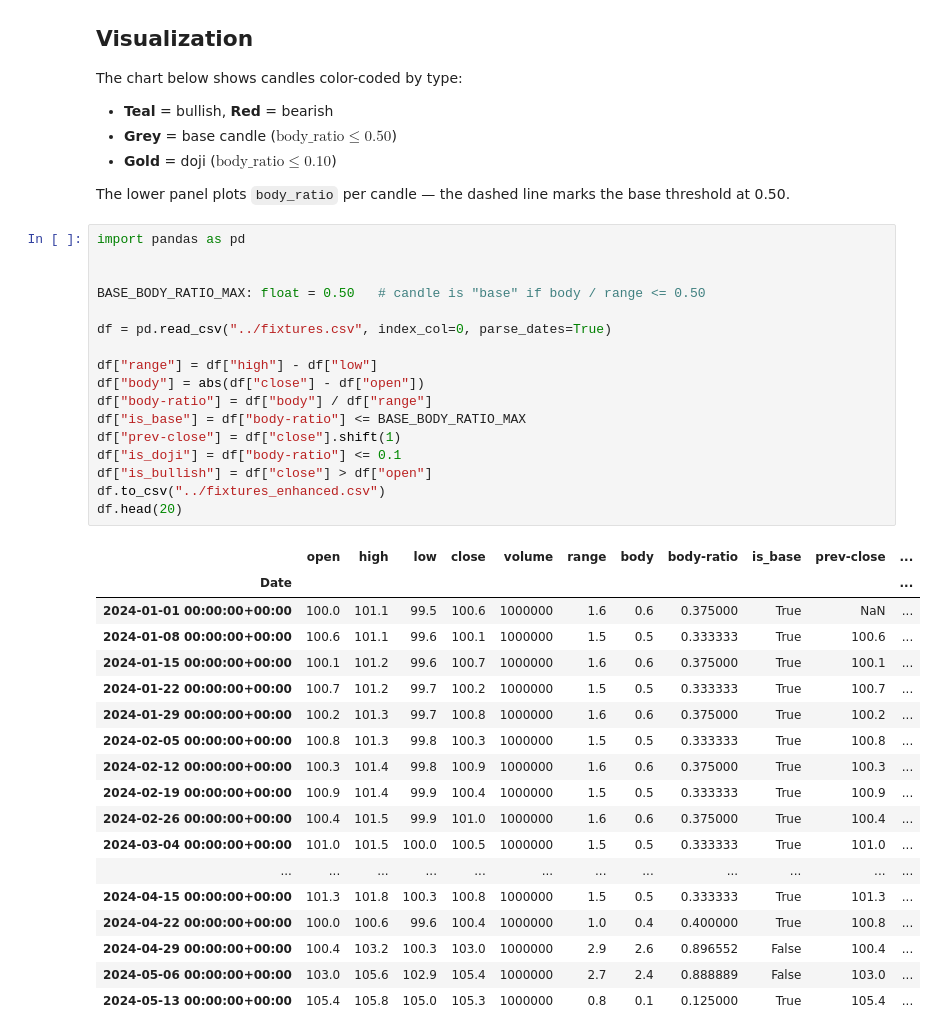
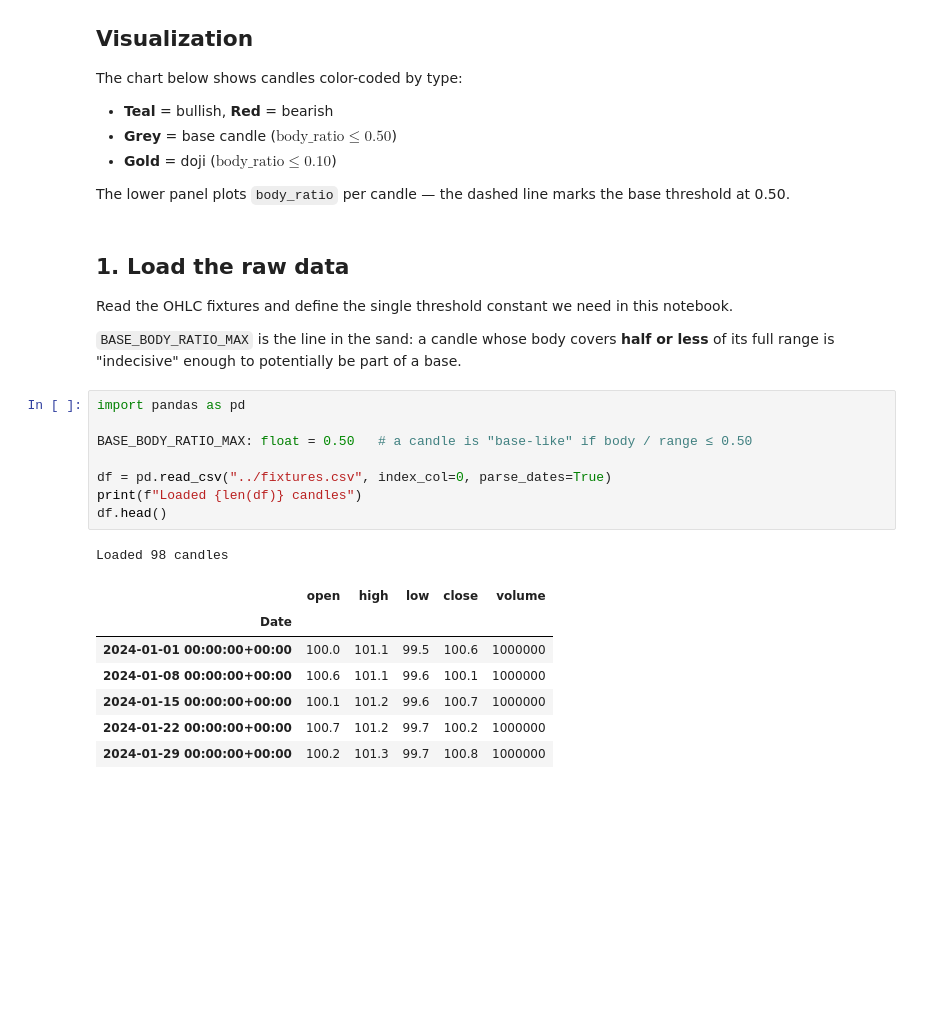
Before and after one commit to anabil-muthmercapital/S-D-learning, a Jupyter notebook: notebooks/02_candle_primitives.ipynb, the cells around one changed output. Drawn from its saved outputs; the diff is of its cells as text; blank space fills up the shorter version.

```diff
--- a/notebooks/02_candle_primitives.ipynb
+++ b/notebooks/02_candle_primitives.ipynb
@@ -33,39 +33,25 @@ The chart below shows candles color-coded by type:
 - **Gold** = doji ($\text{body\_ratio} \leq 0.10$)
 
 The lower panel plots `body_ratio` per candle — the dashed line marks the base threshold at 0.50.
+# %% [markdown]
+## 1. Load the raw data
+Read the OHLC fixtures and define the single threshold constant we need in this notebook.
+
+`BASE_BODY_RATIO_MAX` is the line in the sand: a candle whose body covers **half or less** of its full range is "indecisive" enough to potentially be part of a base.
 # %%
 import pandas as pd
 
-
-BASE_BODY_RATIO_MAX: float = 0.50   # candle is "base" if body / range <= 0.50
+BASE_BODY_RATIO_MAX: float = 0.50   # a candle is "base-like" if body / range ≤ 0.50
 
 df = pd.read_csv("../fixtures.csv", index_col=0, parse_dates=True)
-
-df["range"] = df["high"] - df["low"]
-df["body"] = abs(df["close"] - df["open"])
-df["body-ratio"] = df["body"] / df["range"]
-df["is_base"] = df["body-ratio"] <= BASE_BODY_RATIO_MAX
-df["prev-close"] = df["close"].shift(1)
-df["is_doji"] = df["body-ratio"] <= 0.1
-df["is_bullish"] = df["close"] > df["open"]
-df.to_csv("../fixtures_enhanced.csv")
-df.head(20)
+print(f"Loaded {len(df)} candles")
+df.head()
 # %% [output]
+Loaded 98 candles
-|  | open | high | low | close | volume | range | body | body-ratio | is_base | prev-close | ... |
-| Date |  |  |  |  |  |  |  |  |  |  | ... |
-| 2024-01-01 00:00:00+00:00 | 100.0 | 101.1 | 99.5 | 100.6 | 1000000 | 1.6 | 0.6 | 0.375000 | True | NaN | ... |
-| 2024-01-08 00:00:00+00:00 | 100.6 | 101.1 | 99.6 | 100.1 | 1000000 | 1.5 | 0.5 | 0.333333 | True | 100.6 | ... |
-| 2024-01-15 00:00:00+00:00 | 100.1 | 101.2 | 99.6 | 100.7 | 1000000 | 1.6 | 0.6 | 0.375000 | True | 100.1 | ... |
-| 2024-01-22 00:00:00+00:00 | 100.7 | 101.2 | 99.7 | 100.2 | 1000000 | 1.5 | 0.5 | 0.333333 | True | 100.7 | ... |
-| 2024-01-29 00:00:00+00:00 | 100.2 | 101.3 | 99.7 | 100.8 | 1000000 | 1.6 | 0.6 | 0.375000 | True | 100.2 | ... |
-| 2024-02-05 00:00:00+00:00 | 100.8 | 101.3 | 99.8 | 100.3 | 1000000 | 1.5 | 0.5 | 0.333333 | True | 100.8 | ... |
-| 2024-02-12 00:00:00+00:00 | 100.3 | 101.4 | 99.8 | 100.9 | 1000000 | 1.6 | 0.6 | 0.375000 | True | 100.3 | ... |
-| 2024-02-19 00:00:00+00:00 | 100.9 | 101.4 | 99.9 | 100.4 | 1000000 | 1.5 | 0.5 | 0.333333 | True | 100.9 | ... |
-| 2024-02-26 00:00:00+00:00 | 100.4 | 101.5 | 99.9 | 101.0 | 1000000 | 1.6 | 0.6 | 0.375000 | True | 100.4 | ... |
-| 2024-03-04 00:00:00+00:00 | 101.0 | 101.5 | 100.0 | 100.5 | 1000000 | 1.5 | 0.5 | 0.333333 | True | 101.0 | ... |
-| ... | ... | ... | ... | ... | ... | ... | ... | ... | ... | ... | ... |
-| 2024-04-15 00:00:00+00:00 | 101.3 | 101.8 | 100.3 | 100.8 | 1000000 | 1.5 | 0.5 | 0.333333 | True | 101.3 | ... |
-| 2024-04-22 00:00:00+00:00 | 100.0 | 100.6 | 99.6 | 100.4 | 1000000 | 1.0 | 0.4 | 0.400000 | True | 100.8 | ... |
-| 2024-04-29 00:00:00+00:00 | 100.4 | 103.2 | 100.3 | 103.0 | 1000000 | 2.9 | 2.6 | 0.896552 | False | 100.4 | ... |
-| 2024-05-06 00:00:00+00:00 | 103.0 | 105.6 | 102.9 | 105.4 | 1000000 | 2.7 | 2.4 | 0.888889 | False | 103.0 | ... |
-| 2024-05-13 00:00:00+00:00 | 105.4 | 105.8 | 105.0 | 105.3 | 1000000 | 0.8 | 0.1 | 0.125000 | True | 105.4 | ... |
+|  | open | high | low | close | volume |
+| Date |  |  |  |  |  |
+| 2024-01-01 00:00:00+00:00 | 100.0 | 101.1 | 99.5 | 100.6 | 1000000 |
+| 2024-01-08 00:00:00+00:00 | 100.6 | 101.1 | 99.6 | 100.1 | 1000000 |
+| 2024-01-15 00:00:00+00:00 | 100.1 | 101.2 | 99.6 | 100.7 | 1000000 |
+| 2024-01-22 00:00:00+00:00 | 100.7 | 101.2 | 99.7 | 100.2 | 1000000 |
+| 2024-01-29 00:00:00+00:00 | 100.2 | 101.3 | 99.7 | 100.8 | 1000000 |
```
Also changed, not shown: parts of 14 cells of this notebook, 9 other files.
